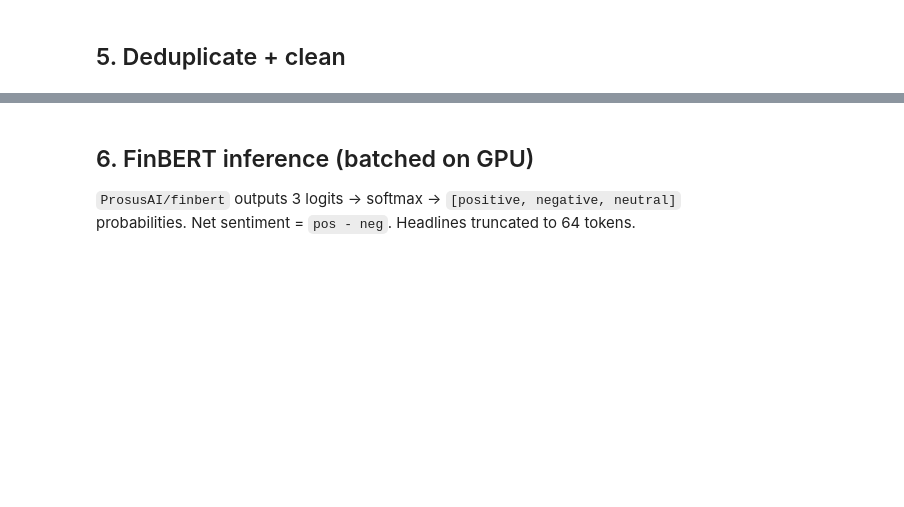
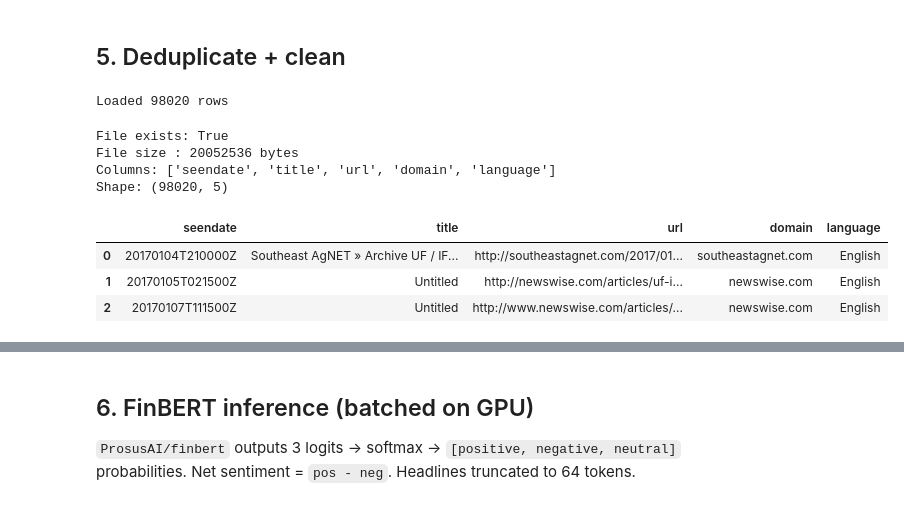
Before and after one commit to Nishant-ZFYII/AI_ML_Quants_VIP, a Jupyter notebook: phase3a_finbert_pull_and_features.ipynb, the cells around one changed output, grey strips where cells are left out. Saved outputs shown, nothing was run; the diff lists cells and outputs as text; code cells hidden in the pictures; blank space fills up the shorter version.

```diff
--- a/phase3a_finbert_pull_and_features.ipynb
+++ b/phase3a_finbert_pull_and_features.ipynb
@@ -136,3 +144,26 @@ else:
 # %% [markdown]
 ## 5. Deduplicate + clean
+# %%
+raw_df = pd.read_csv(RAW_HEADLINES_CSV)
+print(f'Loaded {len(raw_df)} rows')
+# %% [output]
+Loaded 98020 rows
+# %%
+import os
+print('File exists:', RAW_HEADLINES_CSV.exists())
+print('File size :', os.path.getsize(RAW_HEADLINES_CSV), 'bytes')
+# Force a clean reload
+raw_df = pd.read_csv(RAW_HEADLINES_CSV)
+print('Columns:', raw_df.columns.tolist())
+print('Shape:', raw_df.shape)
+raw_df.head(3)
+# %% [output]
+File exists: True
+File size : 20052536 bytes
+Columns: ['seendate', 'title', 'url', 'domain', 'language']
+Shape: (98020, 5)
+|  | seendate | title | url | domain | language |
+| 0 | 20170104T210000Z | Southeast AgNET » Archive UF / IF... | http://southeastagnet.com/2017/01... | southeastagnet.com | English |
+| 1 | 20170105T021500Z | Untitled | http://newswise.com/articles/uf-i... | newswise.com | English |
+| 2 | 20170107T111500Z | Untitled | http://www.newswise.com/articles/... | newswise.com | English |
 # %%
```
Also changed, not shown: parts of 7 cells of this notebook.
